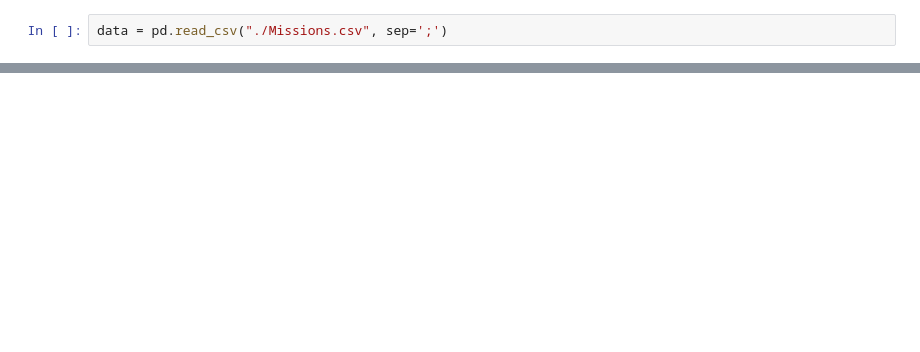
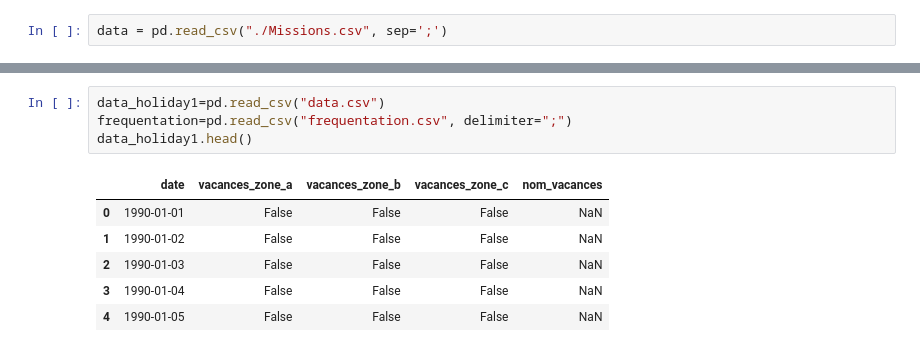
Before and after one commit to adrienB134/Qualiextra, a Jupyter notebook: model_sc.ipynb, the cells around one changed output, grey strips where cells are left out. Drawn from its saved outputs; the diff is of its cells as text; blank space fills up the shorter version.

```diff
--- a/model_sc.ipynb
+++ b/model_sc.ipynb
@@ -285,0 +191,11 @@ data
+# %%
+data_holiday1=pd.read_csv("data.csv")
+frequentation=pd.read_csv("frequentation.csv", delimiter=";")
+data_holiday1.head()
+# %% [output]
+|  | date | vacances_zone_a | vacances_zone_b | vacances_zone_c | nom_vacances |
+| 0 | 1990-01-01 | False | False | False | NaN |
+| 1 | 1990-01-02 | False | False | False | NaN |
+| 2 | 1990-01-03 | False | False | False | NaN |
+| 3 | 1990-01-04 | False | False | False | NaN |
+| 4 | 1990-01-05 | False | False | False | NaN |
```
Also changed, not shown: parts of 58 cells of this notebook, 3 other files.
